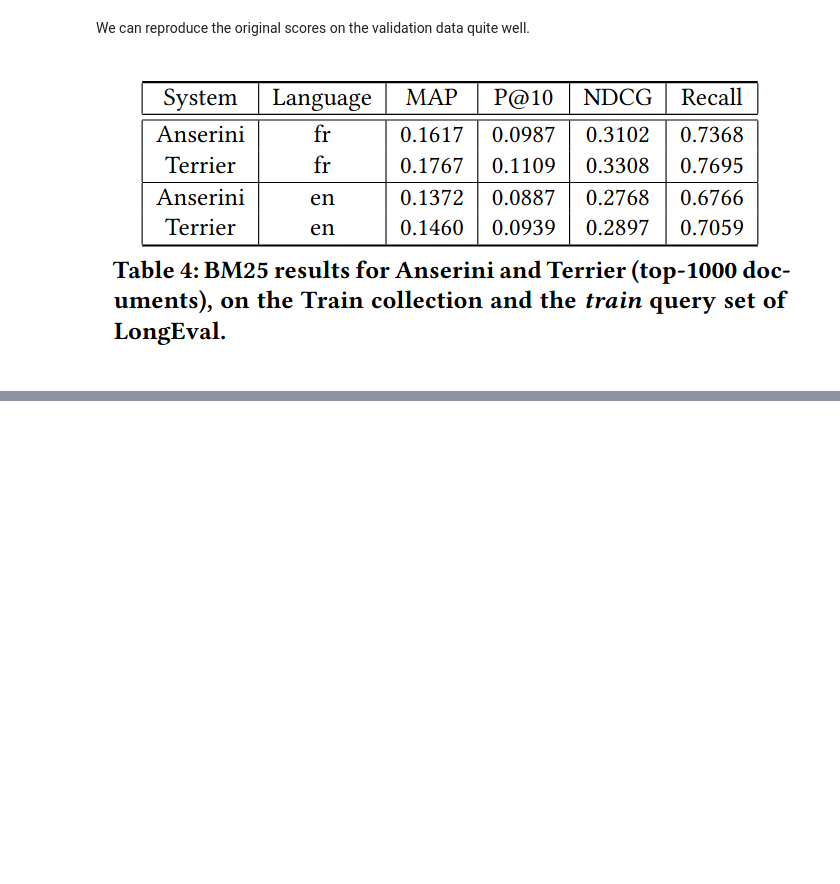
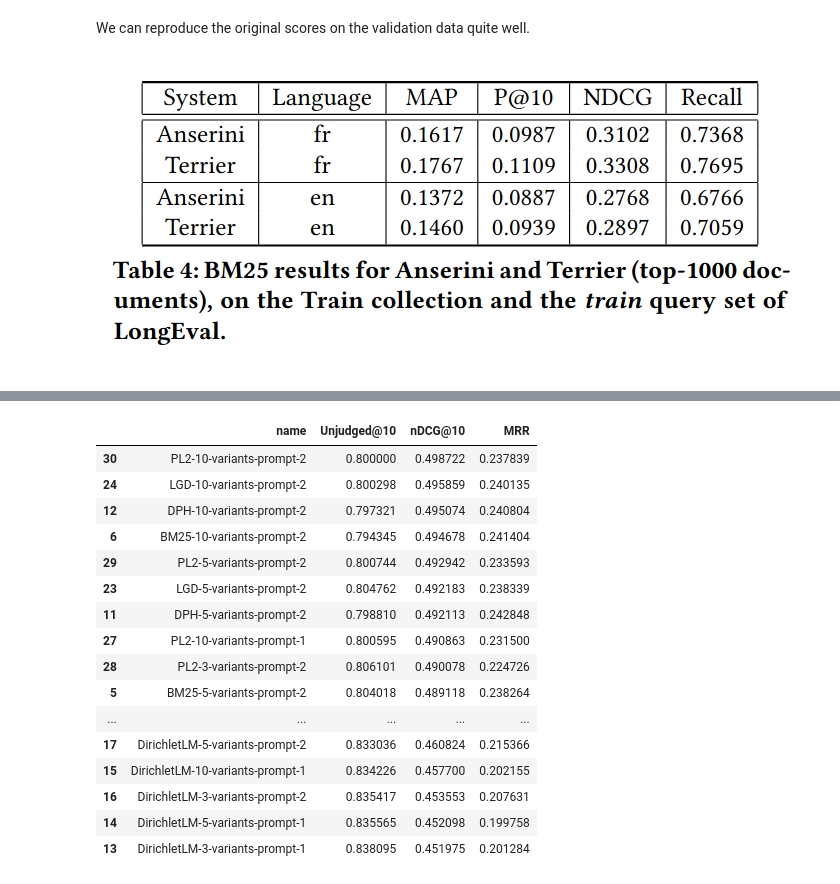
Before and after one commit to webis-de/CLEF-23-ows-at-longeval, a Jupyter notebook: src/hyperparameter-tuning.ipynb, the cells around one changed output, grey strips where cells are left out. Cells and saved outputs as stored; diff of their text form; code cells hidden in the pictures; blank space fills up the shorter version.

```diff
--- a/src/hyperparameter-tuning.ipynb
+++ b/src/hyperparameter-tuning.ipynb
@@ -50,0 +159,52 @@ We can reproduce the original scores on the validation data quite well.
+# %%
+from trectools import TrecRun, TrecEval, TrecQrel
+import ir_datasets
+
+ds = ir_datasets.load('longeval/train')
+ds = pd.DataFrame([{"query": i.query_id, "q0": "0", "docid": i.doc_id, "rel": i.relevance} for i in ds.qrels_iter()])
+
+qrels = TrecQrel()
+qrels.qrels_data = ds
+# %%
+def report_effectiveness(name, run):
+    te = TrecEval(run, qrels)
+
+    return {'name': name,
+            'Unjudged@10': te.get_unjudged(depth=10),
+            'nDCG@10': te.get_ndcg(depth=10, removeUnjudged=True),
+            'MRR': te.get_reciprocal_rank(removeUnjudged=True)
+            }
+# %%
+bm25 = TrecRun(tira.get_run_output(f'{TASK}/{TEAM}/PyTerrier-Index >> BM25', 'longeval-train-20230513-training') + '/run.txt')
+
+df = [report_effectiveness('bm25', bm25)]
+
+
+for wmodel in ['BM25', 'DPH', 'DirichletLM', 'LGD', 'PL2']:
+    for prompt in ['1', '2']:
+        for variants in ['3', '5', '10']:
+            run = TrecRun(f'all-results/longeval-train-20230513-training/{wmodel}-{variants}-variants-prompt-{prompt}-fused-run.txt.gz')
+
+            df += [report_effectiveness(f'{wmodel}-{variants}-variants-prompt-{prompt}', run)]
+
+df = pd.DataFrame(df)
+# %%
+df.sort_values('nDCG@10', ascending=False)
+# %% [output]
+|  | name | Unjudged@10 | nDCG@10 | MRR |
+| 30 | PL2-10-variants-prompt-2 | 0.800000 | 0.498722 | 0.237839 |
+| 24 | LGD-10-variants-prompt-2 | 0.800298 | 0.495859 | 0.240135 |
+| 12 | DPH-10-variants-prompt-2 | 0.797321 | 0.495074 | 0.240804 |
+| 6 | BM25-10-variants-prompt-2 | 0.794345 | 0.494678 | 0.241404 |
+| 29 | PL2-5-variants-prompt-2 | 0.800744 | 0.492942 | 0.233593 |
+| 23 | LGD-5-variants-prompt-2 | 0.804762 | 0.492183 | 0.238339 |
+| 11 | DPH-5-variants-prompt-2 | 0.798810 | 0.492113 | 0.242848 |
+| 27 | PL2-10-variants-prompt-1 | 0.800595 | 0.490863 | 0.231500 |
+| 28 | PL2-3-variants-prompt-2 | 0.806101 | 0.490078 | 0.224726 |
+| 5 | BM25-5-variants-prompt-2 | 0.804018 | 0.489118 | 0.238264 |
+| ... | ... | ... | ... | ... |
+| 17 | DirichletLM-5-variants-prompt-2 | 0.833036 | 0.460824 | 0.215366 |
+| 15 | DirichletLM-10-variants-prompt-1 | 0.834226 | 0.457700 | 0.202155 |
+| 16 | DirichletLM-3-variants-prompt-2 | 0.835417 | 0.453553 | 0.207631 |
+| 14 | DirichletLM-5-variants-prompt-1 | 0.835565 | 0.452098 | 0.199758 |
+| 13 | DirichletLM-3-variants-prompt-1 | 0.838095 | 0.451975 | 0.201284 |
```
Also changed, not shown: parts of 10 cells of this notebook, 1 other file.
